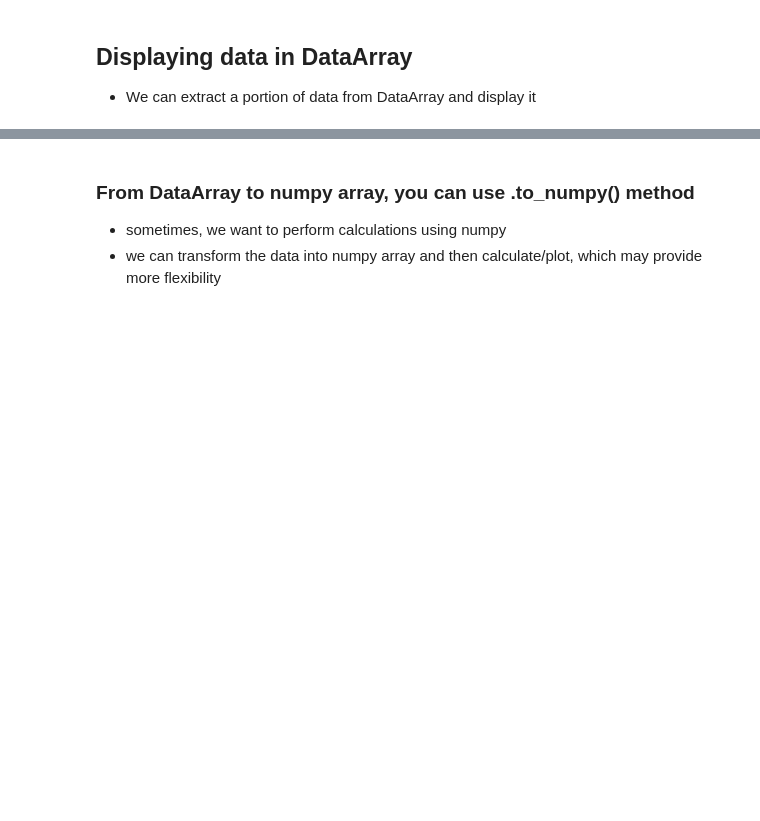
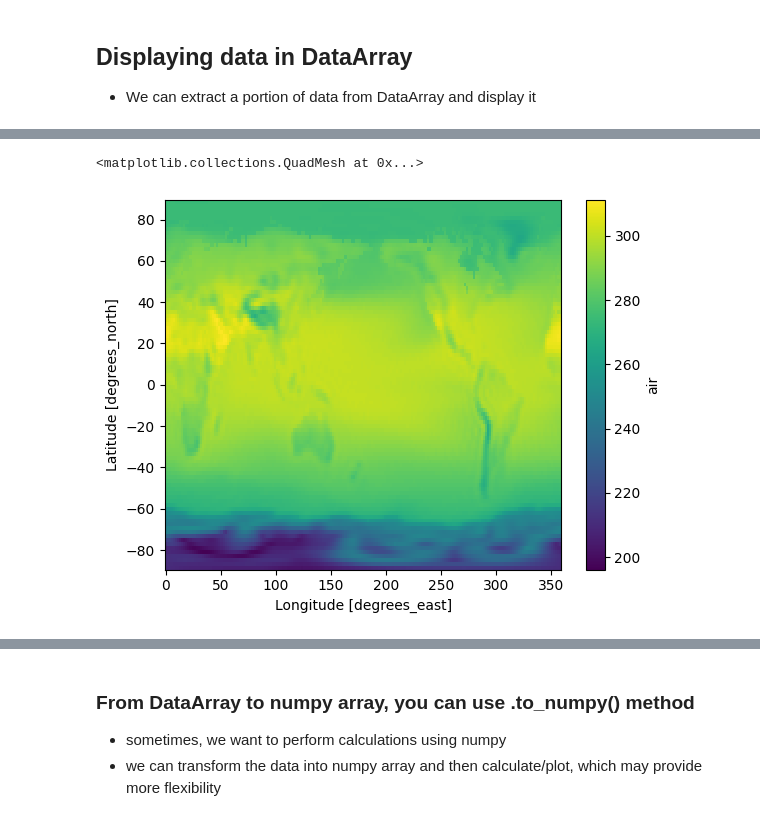
Before and after one commit to takaito1/EAS4821_S2024, a Jupyter notebook: scripts/intro_xarray.ipynb, the cells around one changed output, grey strips where cells are left out. Cells and saved outputs as stored; diff of their text form; code cells hidden in the pictures; blank space fills up the shorter version.

```diff
--- a/scripts/intro_xarray.ipynb
+++ b/scripts/intro_xarray.ipynb
@@ -163,3 +204,9 @@ ds.air.sel(time='2024-01').plot()
+# %%
+# you can further select a certain time period
+ds.air.sel(time=(ds.time.dt.month==7)).sel(time=slice('1950-01','1980-01')).mean('time').plot()
+# %% [output]
+<matplotlib.collections.QuadMesh at 0x...>
+[figure, added]
 # %%
 # extract the July temperature of grid cell for Atlanta and display a time series plot
 # Atlanta is 33 degree N, 84 degree W
```
Also changed, not shown: parts of 12 cells of this notebook.
